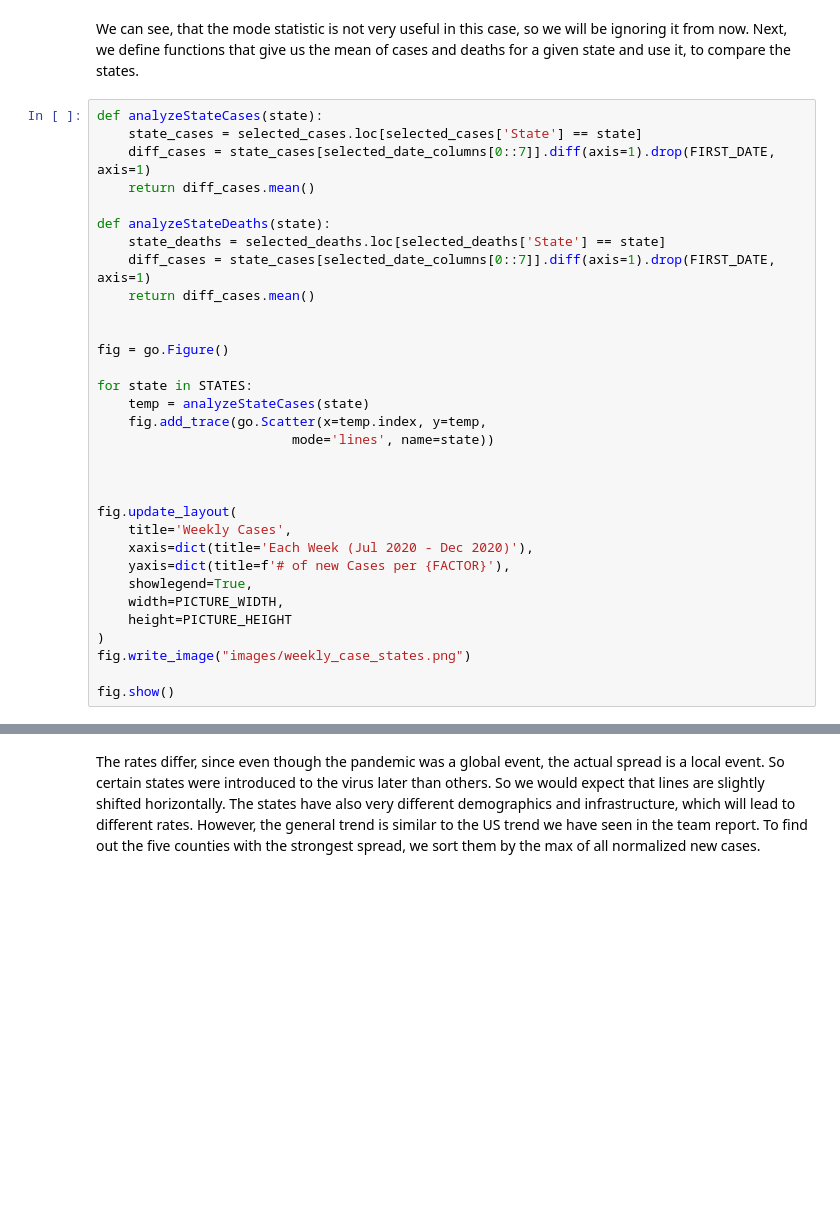
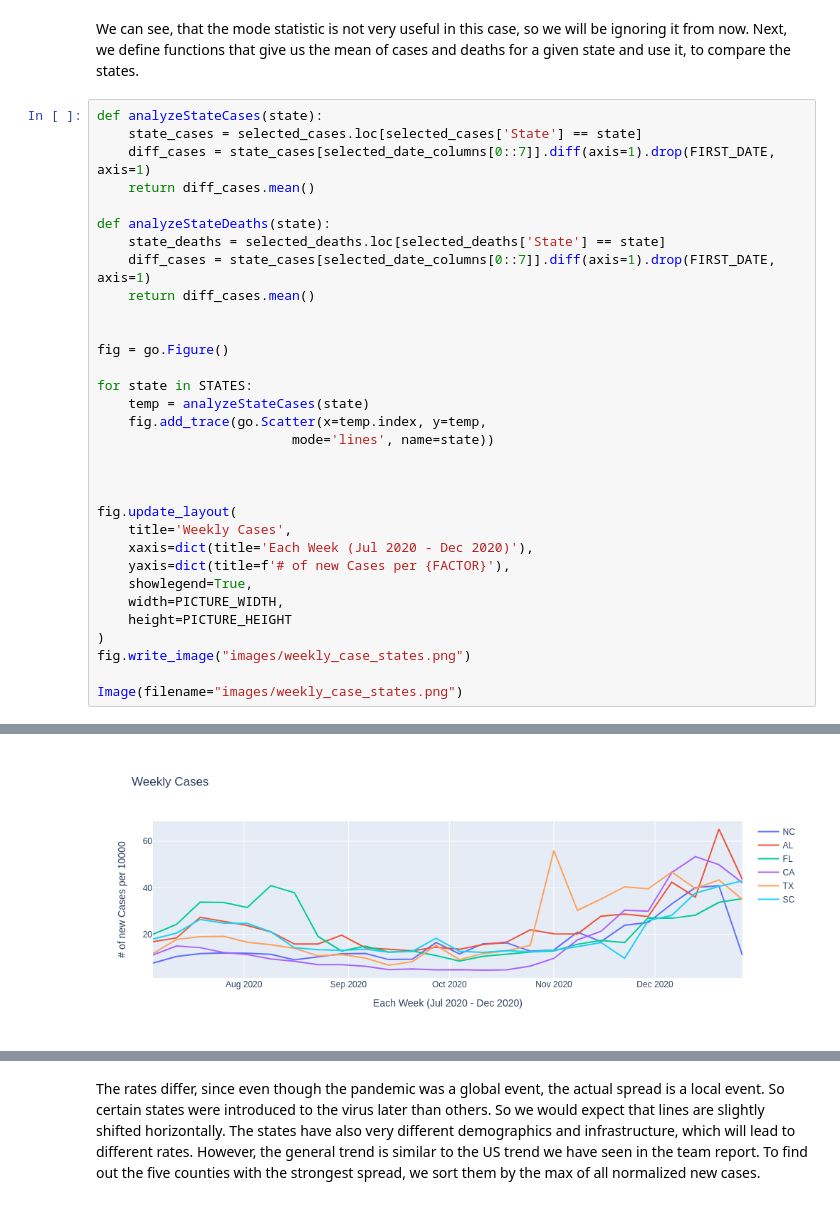
Before and after one commit to usman-z/CSC_405, a Jupyter notebook: JK/Stage_II.ipynb, the cells around one changed output, grey strips where cells are left out. Saved outputs shown, nothing was run; the diff lists cells and outputs as text; blank space fills up the shorter version.

```diff
--- a/JK/Stage_II.ipynb
+++ b/JK/Stage_II.ipynb
@@ -153,5 +153,5 @@ fig.update_layout(
 )
 fig.write_image("images/weekly_case_states.png")
 
-fig.show()
+Image(filename="images/weekly_case_states.png")
 # %% [output]
@@ -159,3 +158,4 @@ fig.show()
+[figure, added]
 # %%
 def analyzeStateDeaths(state):
     state_deaths = selected_deaths.loc[selected_deaths['State'] == state]
```
Also changed, not shown: parts of 10 cells of this notebook, 8 other files.
